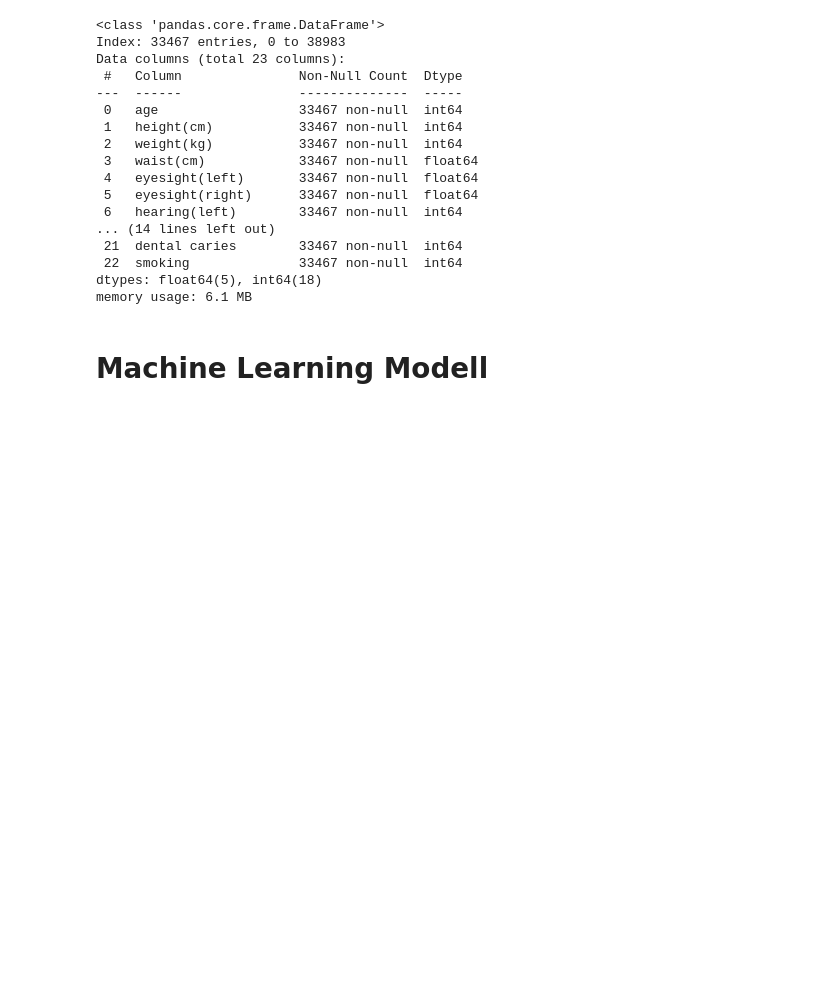
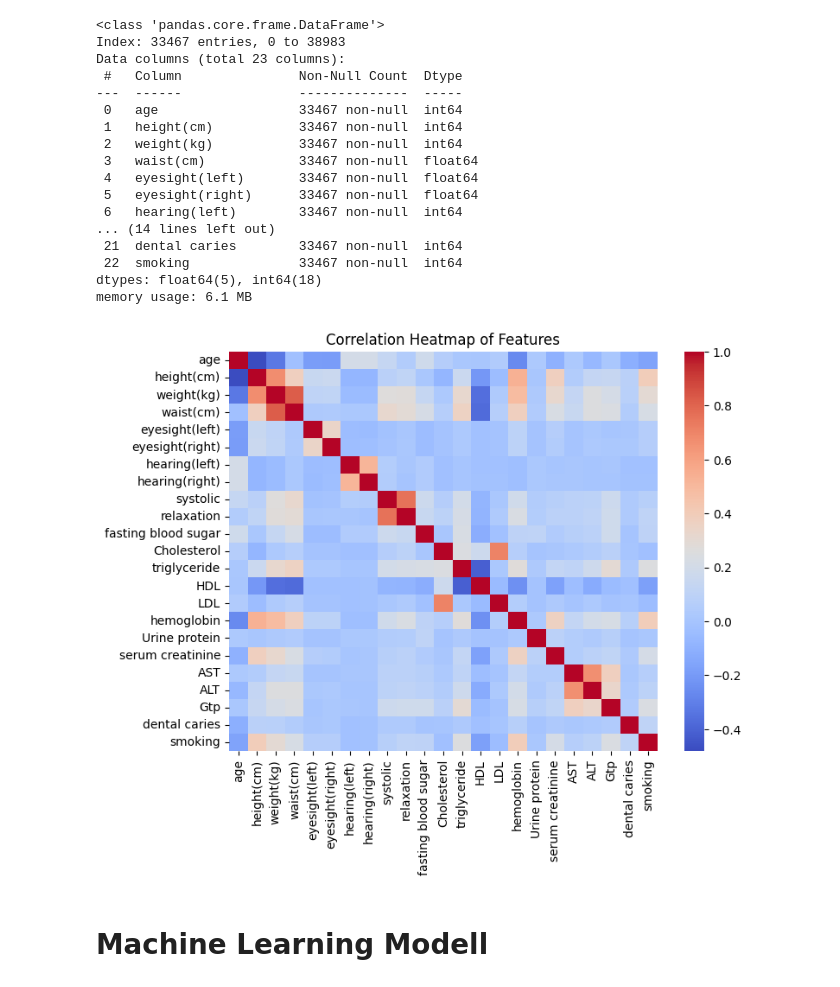
Before and after one commit to jonaRumberg/datascienceportfolio, a Jupyter notebook: smoker.ipynb, the cells around one changed output. Drawn from its saved outputs; the diff is of its cells as text; code cells hidden in the pictures; blank space fills up the shorter version.

Commit message:
add correlation matrix for smoking

```diff
--- a/smoker.ipynb
+++ b/smoker.ipynb
@@ -32,6 +34,15 @@ Data columns (total 23 columns):
  22  smoking              33467 non-null  int64
 dtypes: float64(5), int64(18)
 memory usage: 6.1 MB
+# %%
+correlation_matrix = df_train.corr()
+
+plt.figure(figsize=(8, 6))
+sns.heatmap(correlation_matrix, annot=False, cmap='coolwarm', fmt=".2f")
+plt.title('Correlation Heatmap of Features')
+plt.show()
+# %% [output]
+[figure, added]
 # %% [markdown]
 # Machine Learning Modell
 # %%
```
Also changed, not shown: parts of 1 cell of this notebook.
